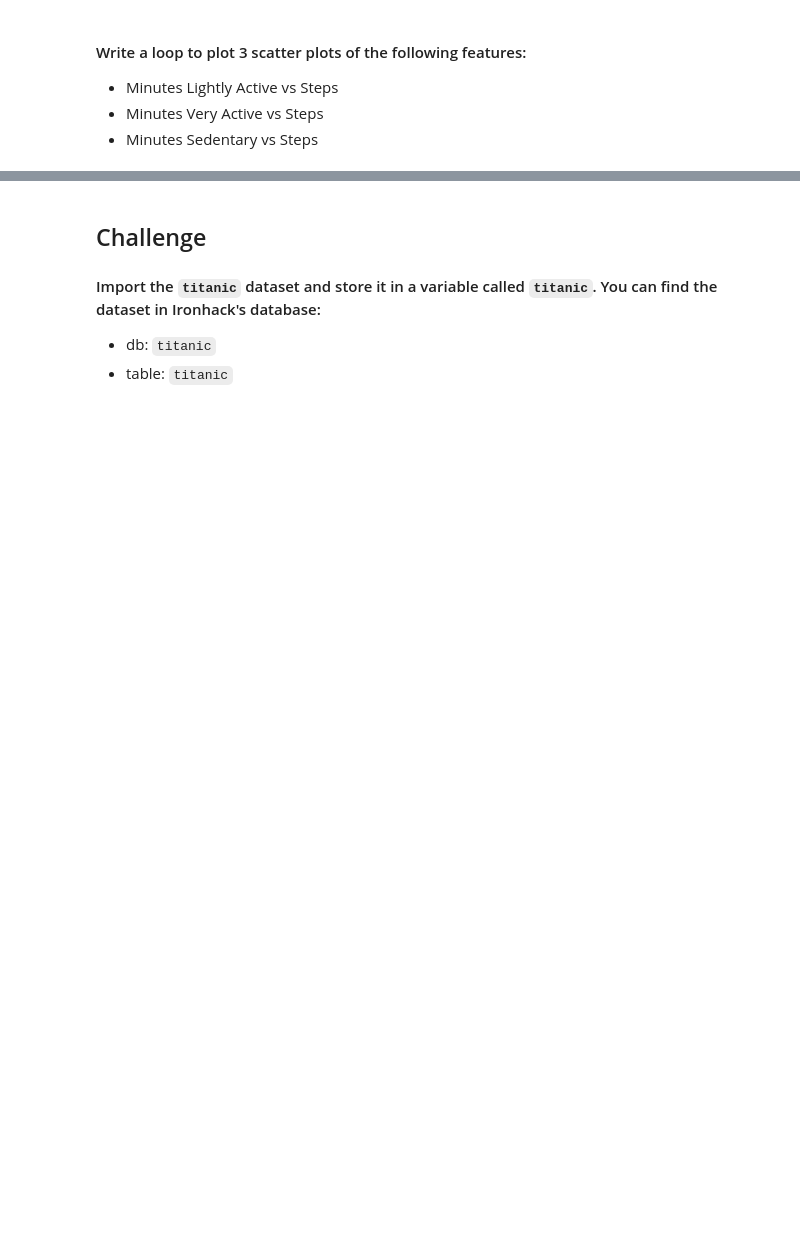
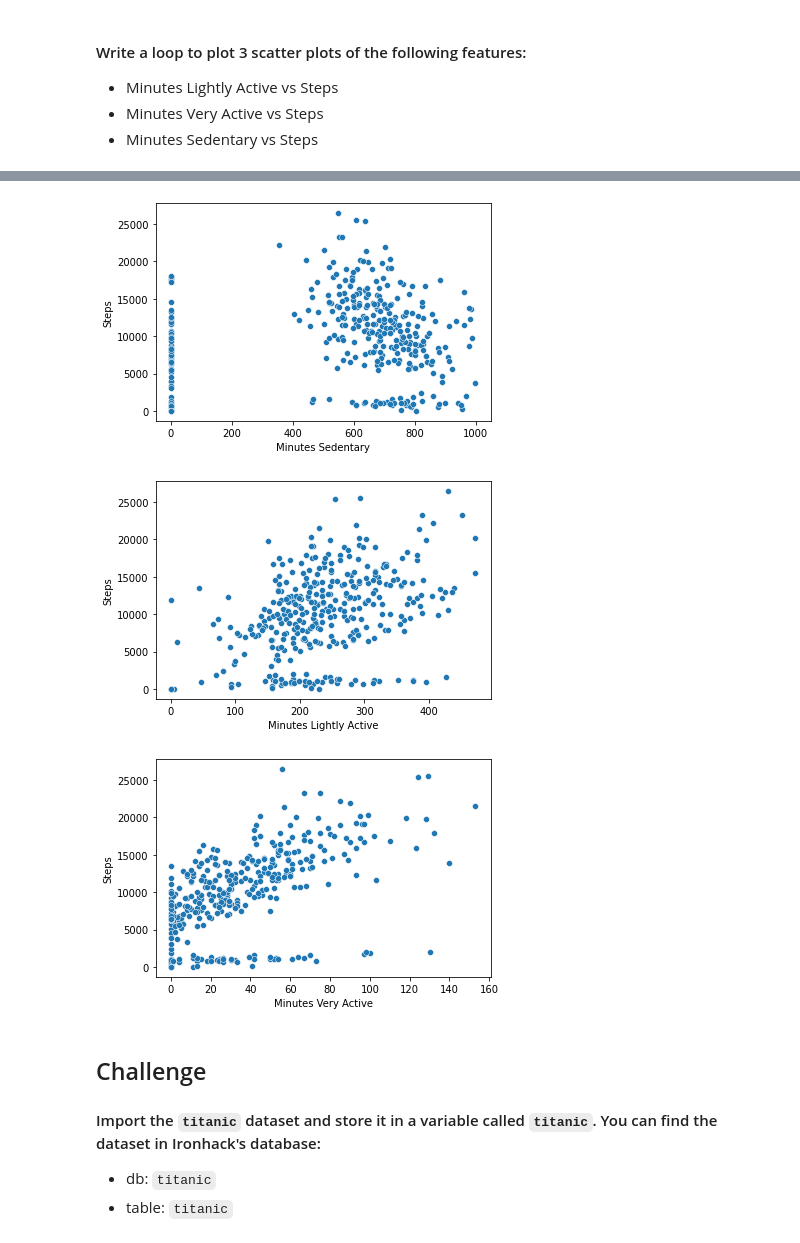
Before and after one commit to Ironhack-data-bcn-january-2023/lab-matplotlib-seaborn, a Jupyter notebook: your-code/main.ipynb, the cells around one changed output, grey strips where cells are left out. Drawn from its saved outputs; the diff is of its cells as text; code cells hidden in the pictures; blank space fills up the shorter version.

```diff
--- a/your-code/main.ipynb
+++ b/your-code/main.ipynb
@@ -41,3 +94,14 @@ How the average number of steps change by month. Use the appropriate visualizati
+# %%
+# your code here
+activity_list = ["Minutes Sedentary", "Minutes Lightly Active", "Minutes Very Active"]
+
+for i in activity_list:
+    sns.scatterplot(data=fitbit, x=i, y="Steps")
+    plt.show()
+# %% [output]
+[figure, added]
+[figure, added]
+[figure, added]
 # %% [markdown]
 ## Challenge
 
```
Also changed, not shown: parts of 22 cells of this notebook.
